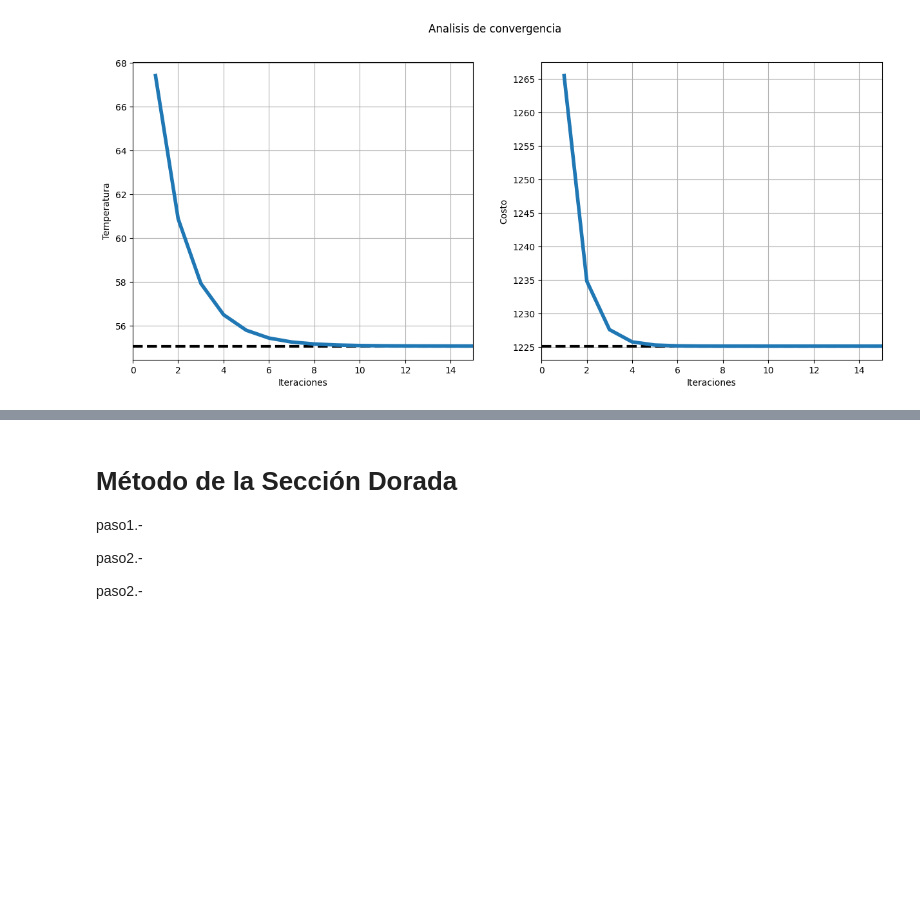
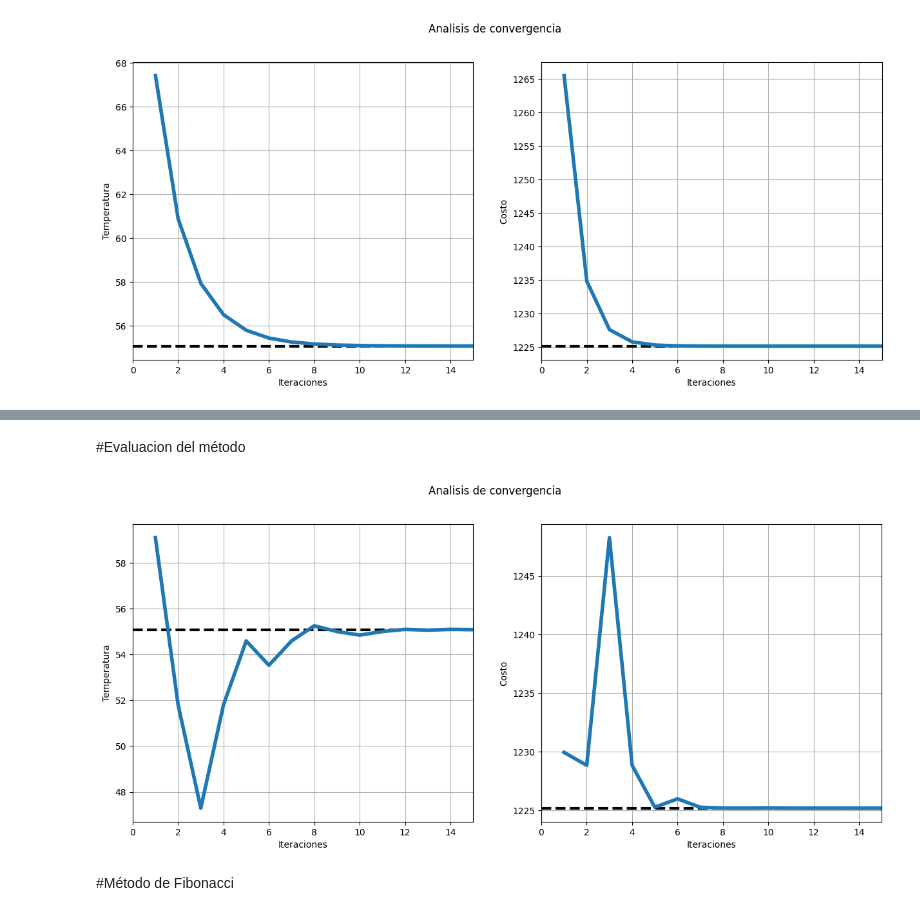
Before and after one commit to Marcosias0400/Optimizacion, a Jupyter notebook: Optimizacion_grad1D.ipynb, the cells around one changed output, grey strips where cells are left out. Cells and saved outputs as stored; diff of their text form; code cells hidden in the pictures; blank space fills up the shorter version.

```diff
--- a/Optimizacion_grad1D.ipynb
+++ b/Optimizacion_grad1D.ipynb
@@ -339,0 +368,24 @@ evaluacion(reg)
+# %%
+def GSSRecursivo(a,b,it=0,reg=[]):
+  t=2-1.618033988
+  tol=1e-6
+  a1=a*(1-t)+b*t
+  b1=a*t+b*(1-t)
+  if U(a1)>U(b1):
+    a=a1
+  else:
+    b=b1
+  if abs(U(a1)-U(b1))>tol:
+    it+=1
+    reg.append([it, a1,U(a1)])
+    return GSSRecursivo(a,b,it,reg)
+  else:
+    return reg
+# %%
+def seccionAureaB():
+  a,b=40,90
+  registro=GSSRecursivo(a,b,it=0,reg=[])
+  return registro
+reg=seccionAureaB()
+for n in reg:
+  print('It {:02} -- Temp: {:.10f} -- Costo {:.10f}'.format(n[0],n[1],n[2]))
@@ -340,8 +412,8 @@ evaluacion(reg)
+# %% [markdown]
+#Evaluacion del método
+# %%
+evaluacion(reg)
+# %% [output]
+[figure, added]
 # %% [markdown]
-# Método de la Sección Dorada
-
-paso1.-
-
-paso2.-
-
-paso2.-
+#Método de Fibonacci
```
Also changed, not shown: parts of 2 cells of this notebook.
